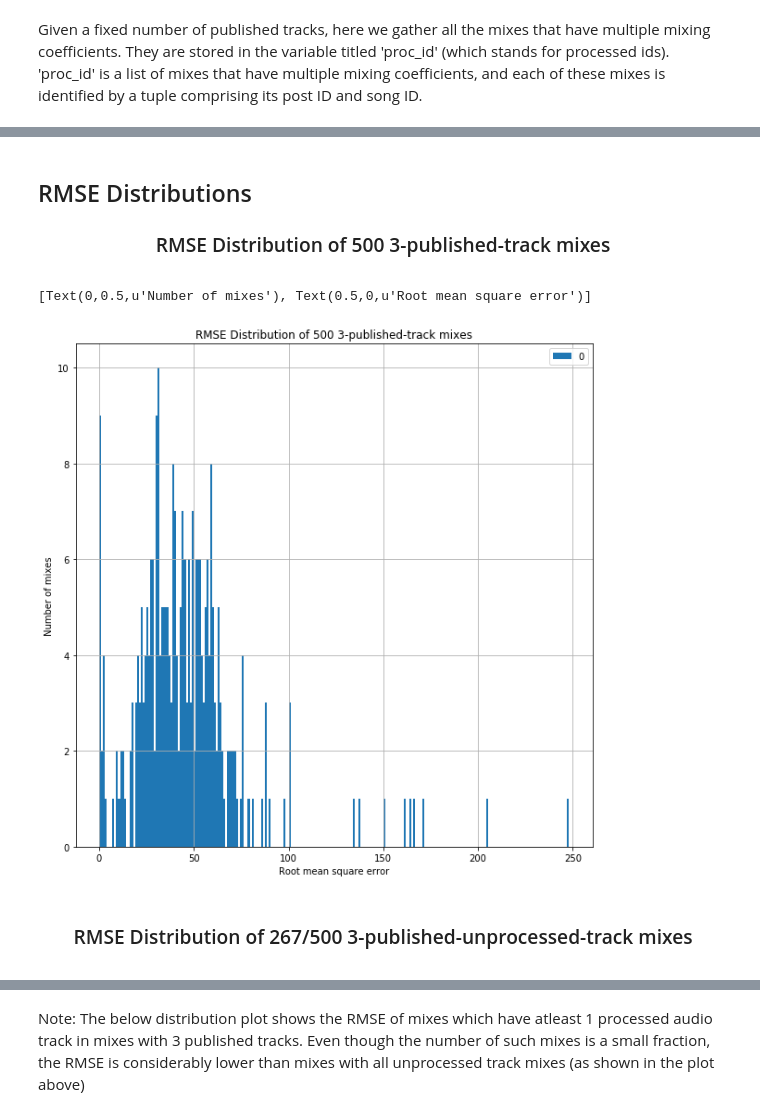
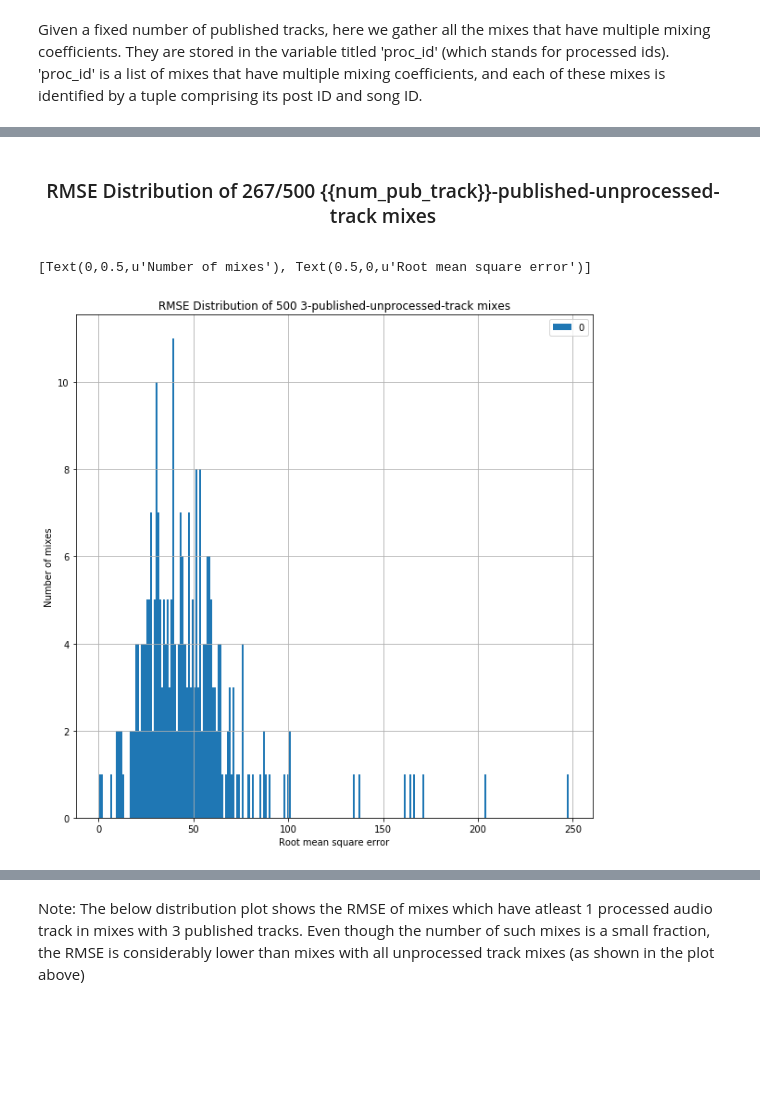
Before and after one commit to marl/bandhub, a Jupyter notebook: RemixV5.ipynb, the cells around one changed output, grey strips where cells are left out. Cells and saved outputs as stored; diff of their text form; code cells hidden in the pictures; blank space fills up the shorter version.

```diff
--- a/RemixV5.ipynb
+++ b/RemixV5.ipynb
@@ -219,6 +219,7 @@ def get_mixing_coeff(num_track, song_id, post_id, proc_status):
         num_track: Number of public, published tracks per mix
         song_id: Song ID
         post_id: Post ID
+        proc_status: 0 - mixes with all unprocessed tracks, 1 - mixes with atleast one processed track
 
     Returns:
         pub_t_vol: Published track volumes from the settings field in the song collection
@@ -783,12 +737,9 @@ os.chdir(path)
 # %% [markdown]
-## RMSE Distributions
-<center> <h3>RMSE Distribution of 500 3-published-track mixes</h3> </center>
+<center> <h3>RMSE Distribution of 267/500 {{num_pub_track}}-published-unprocessed-track mixes</h3> </center>
 # %%
-df = pd.DataFrame(rmse)
-ax = df[(df<250) & (df >= 0)].plot(kind='hist',grid=True,figsize=(10,10),bins = 250,title='RMSE Distribution of 500 3-published-track mixes')
+df = pd.DataFrame(unproc_rmse)
+ax = df[(df<250) & (df >= 0)].plot(kind='hist',grid=True,figsize=(10,10),bins = 250,title='RMSE Distribution of 500 '+ str(num_pub_track)+'-published-unprocessed-track mixes')
 ax.set(xlabel="Root mean square error", ylabel="Number of mixes")
 # %% [output]
 [Text(0,0.5,u'Number of mixes'), Text(0.5,0,u'Root mean square error')]
-[figure, old version]
+[figure, new version]
-# %% [markdown]
-<center> <h3>RMSE Distribution of 267/500 3-published-unprocessed-track mixes</h3> </center>
```
Also changed, not shown: parts of 65 cells of this notebook.
